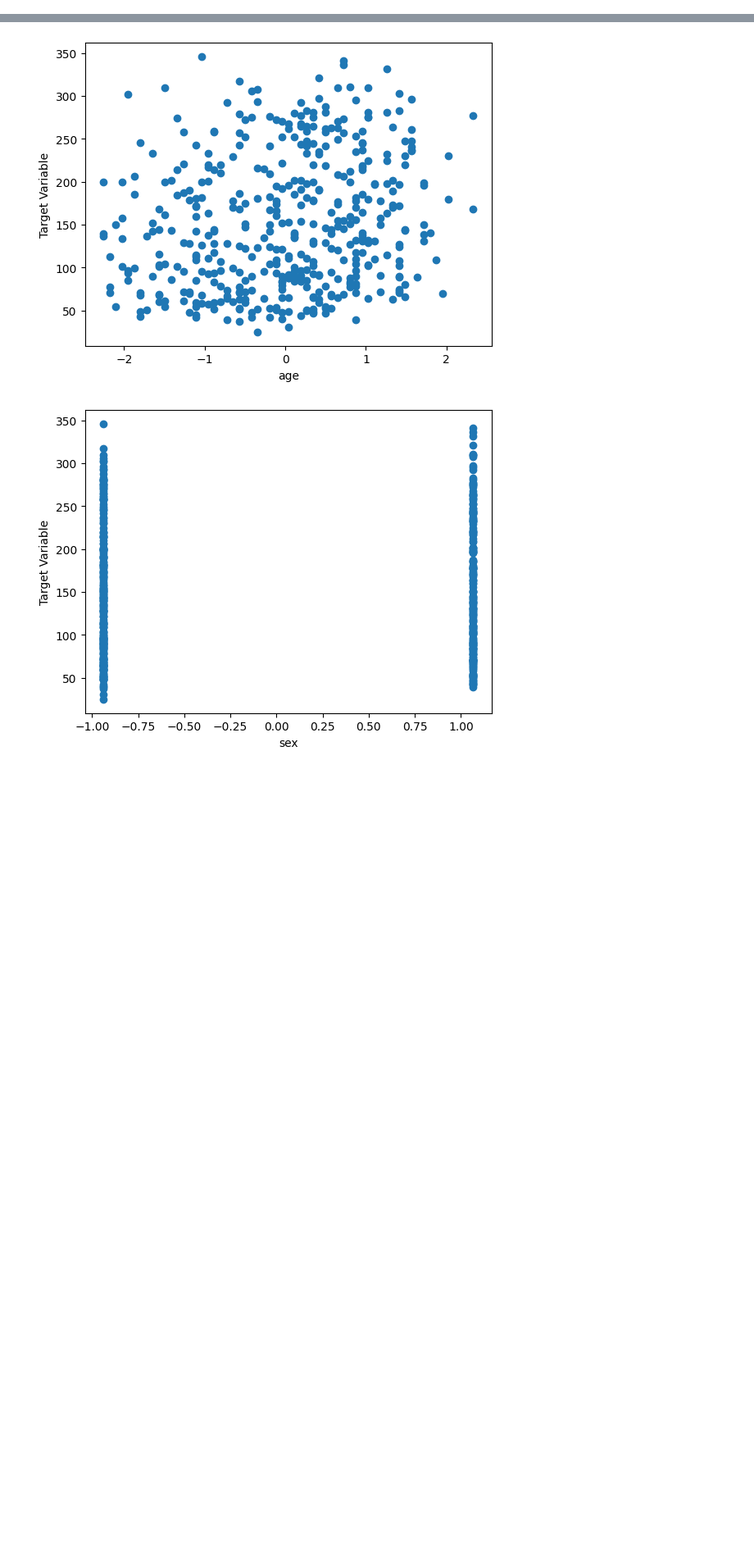
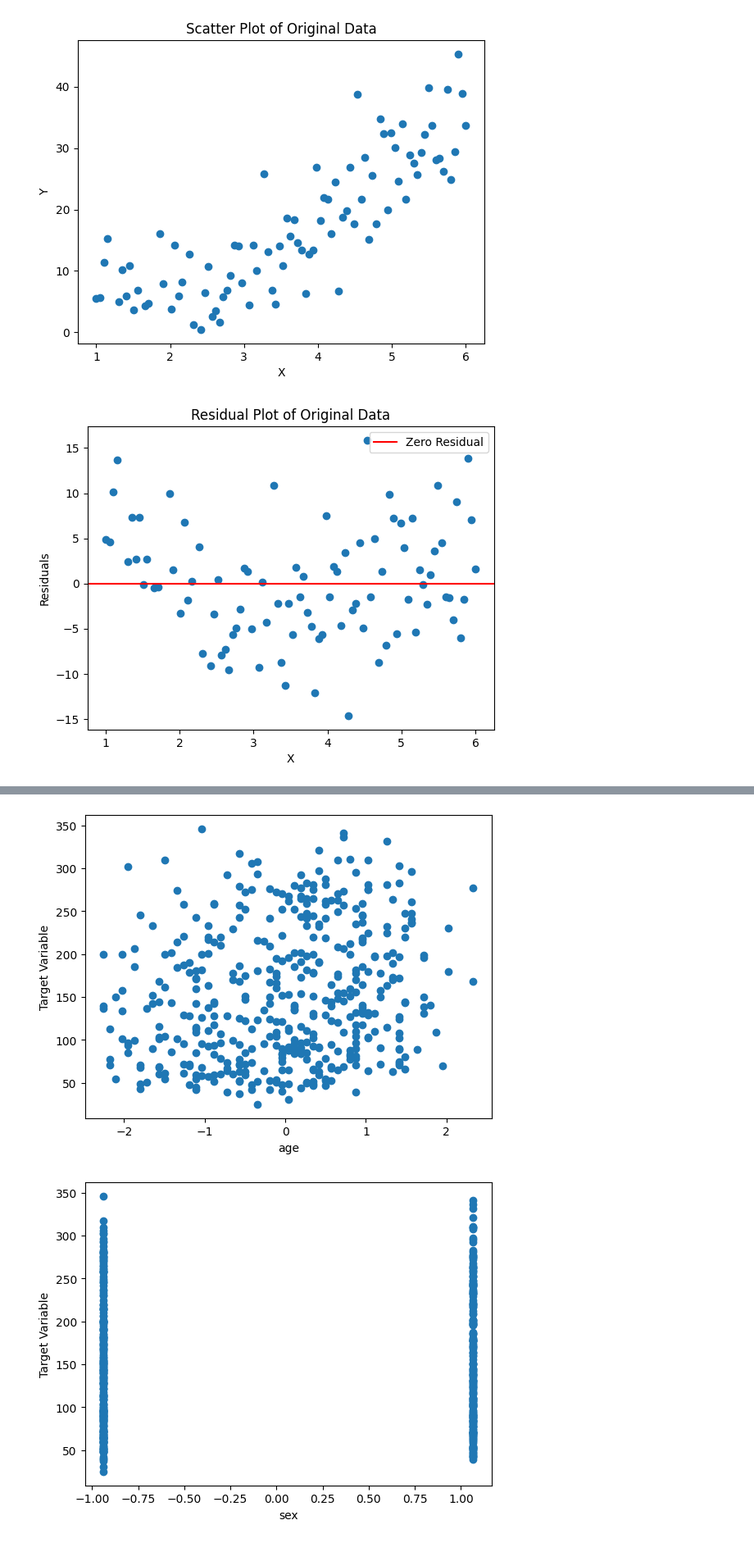
Before and after one commit to Ayavie/Data_problems, a Jupyter notebook: Data_problems.ipynb, the cells around one changed output, grey strips where cells are left out. Shown: that part at 82% size. Saved outputs shown, nothing was run; the diff lists cells and outputs as text; code cells hidden in the pictures; blank space fills up the shorter version.

```diff
--- a/Data_problems.ipynb
+++ b/Data_problems.ipynb
@@ -4,0 +24,37 @@
+# %%
+import numpy as np
+import matplotlib.pyplot as plt
+from sklearn.linear_model import LinearRegression
+from sklearn.preprocessing import PolynomialFeatures
+
+# generate random data with non-linear quadratic curve
+x = np.linspace(1, 6, 100)
+y = x**2 + np.random.normal(1, 6, 100)
+
+# get index of elements <= 0 and remove them from x and y
+zero_idx = [ i for i in range(len(y)) if y[i]<= 0 ]
+x = np.delete(x,zero_idx)
+y = np.delete(y,zero_idx)
+
+# plot the original data
+plt.scatter(x, y)
+plt.xlabel('X')
+plt.ylabel('Y')
+plt.title('Scatter Plot of Original Data')
+plt.show()
+
+# Instantiate the model and fit the data
+lr = LinearRegression().fit(x.reshape(-1, 1),y)
+y_pred = lr.predict(x.reshape(-1, 1))
+
+# plot the residuals of original data
+plt.scatter(x, y - y_pred)
+plt.axhline(y=0, color='r', linestyle='-', label='Zero Residual')
+plt.xlabel('X')
+plt.ylabel('Residuals')
+plt.title('Residual Plot of Original Data')
+plt.legend()
+plt.show()
+# %% [output]
+[figure, added]
+[figure, added]
```
Also changed, not shown: parts of 20 cells of this notebook.
